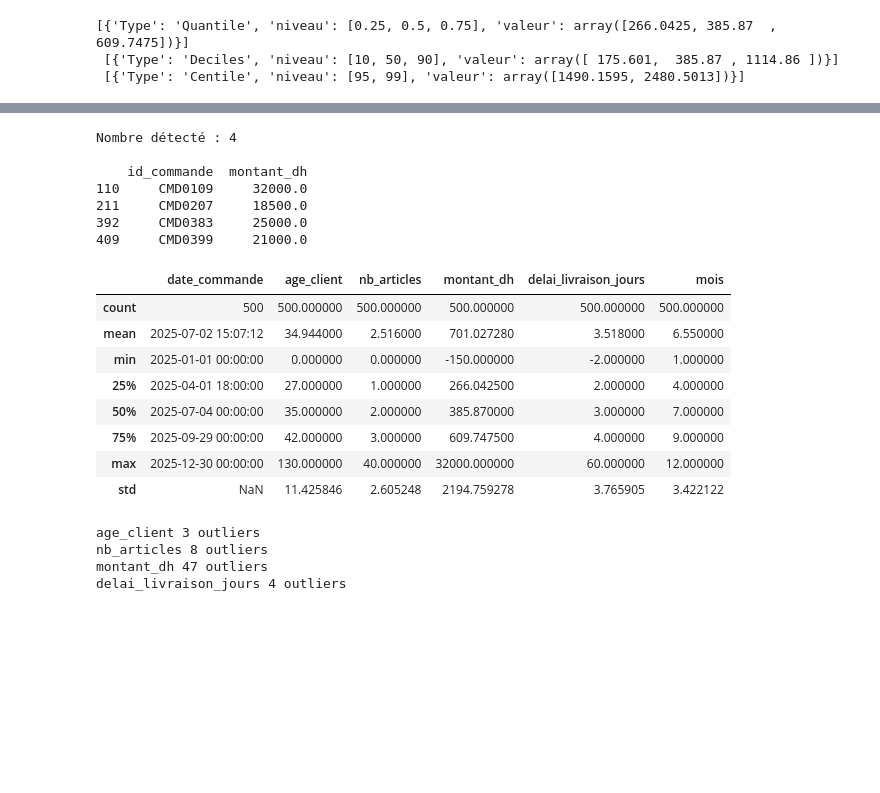
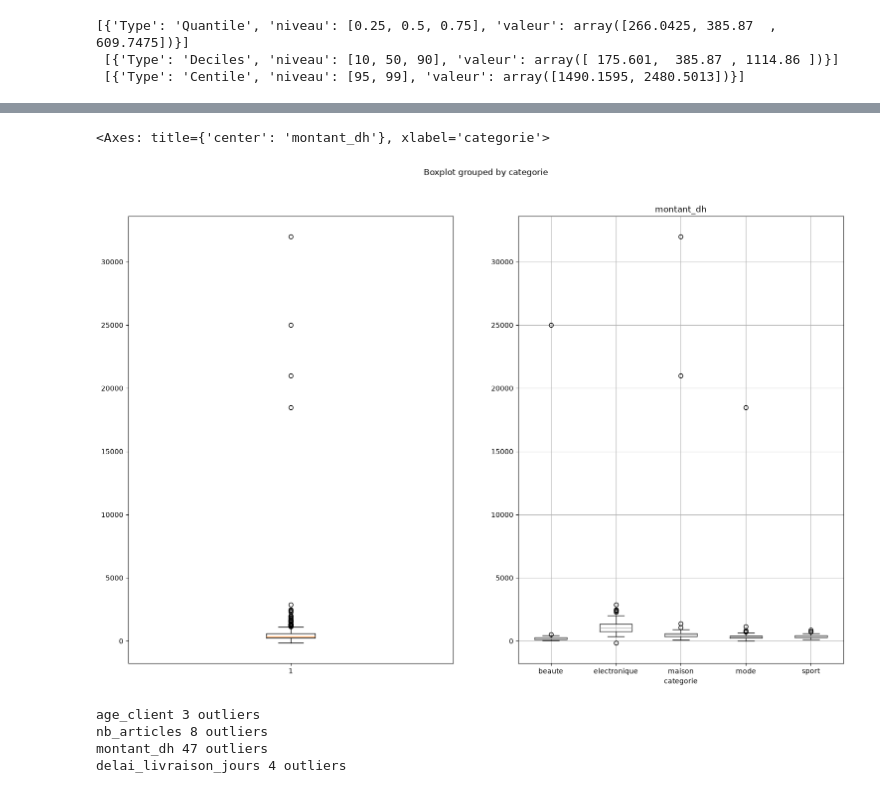
Before and after one commit to damghiziyad-hash/Analyse-des-commandes-et-des-messages-clients-de-MarocShop, a Jupyter notebook: notebooks/net_cmd.ipynb, the cells around one changed output, grey strips where cells are left out. Saved outputs shown, nothing was run; the diff lists cells and outputs as text; code cells hidden in the pictures; blank space fills up the shorter version.

```diff
--- a/notebooks/net_cmd.ipynb
+++ b/notebooks/net_cmd.ipynb
@@ -337,33 +454,11 @@ plt.show()
 # %%
-moyenne = df['montant_dh'].mean()
-ecart = df['montant_dh'].std()
-bas = moyenne - 2 * ecart
-haut = moyenne + 2 * ecart
 
-masque = (df['montant_dh'] < bas) | (df['montant_dh'] > haut)
-
-print("Nombre détecté :", masque.sum(), '\n')
-print(df.loc[masque, ['id_commande', 'montant_dh']])
+fig, axes = plt.subplots(1,2 ,figsize=(18, 12))
+axes[0].boxplot(df['montant_dh'])
+df.boxplot(column= 'montant_dh' ,  by = 'categorie' , ax = axes[1])
 # %% [output]
-Nombre détecté : 4
-
-    id_commande  montant_dh
-110     CMD0109     32000.0
-211     CMD0207     18500.0
-392     CMD0383     25000.0
-409     CMD0399     21000.0
+<Axes: title={'center': 'montant_dh'}, xlabel='categorie'>
+[figure, added]
-# %%
-df.describe()
-# %% [output]
-|  | date_commande | age_client | nb_articles | montant_dh | delai_livraison_jours | mois |
-| count | 500 | 500.000000 | 500.000000 | 500.000000 | 500.000000 | 500.000000 |
-| mean | 2025-07-02 15:07:12 | 34.944000 | 2.516000 | 701.027280 | 3.518000 | 6.550000 |
-| min | 2025-01-01 00:00:00 | 0.000000 | 0.000000 | -150.000000 | -2.000000 | 1.000000 |
-| 25% | 2025-04-01 18:00:00 | 27.000000 | 1.000000 | 266.042500 | 2.000000 | 4.000000 |
-| 50% | 2025-07-04 00:00:00 | 35.000000 | 2.000000 | 385.870000 | 3.000000 | 7.000000 |
-| 75% | 2025-09-29 00:00:00 | 42.000000 | 3.000000 | 609.747500 | 4.000000 | 9.000000 |
-| max | 2025-12-30 00:00:00 | 130.000000 | 40.000000 | 32000.000000 | 60.000000 | 12.000000 |
-| std | NaN | 11.425846 | 2.605248 | 2194.759278 | 3.765905 | 3.422122 |
 # %%
 for i in ["age_client", "nb_articles", "montant_dh", "delai_livraison_jours"] :
     q1, q3 = df[i].quantile([0.25, 0.75])
```
Also changed, not shown: parts of 11 cells of this notebook, 1 other file.
